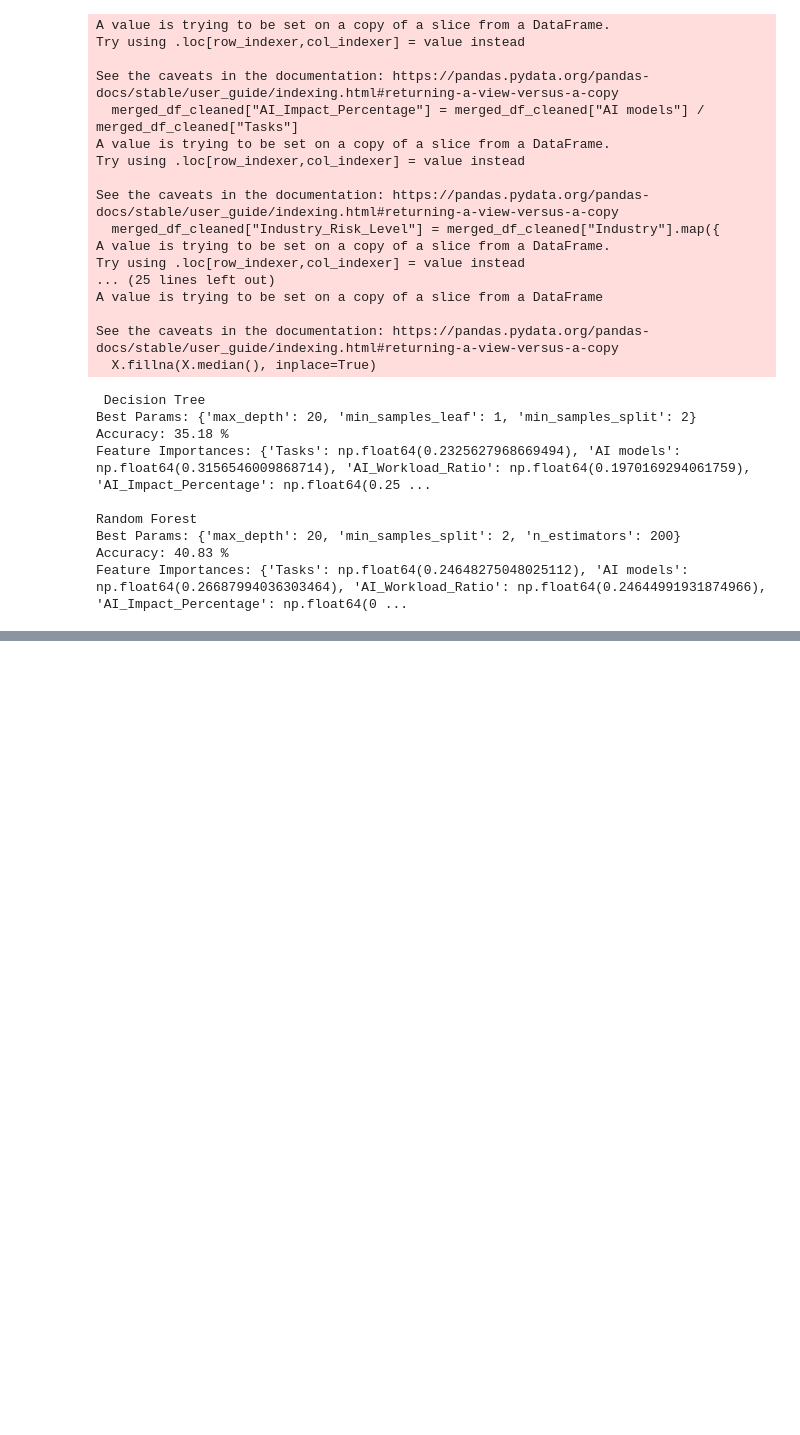
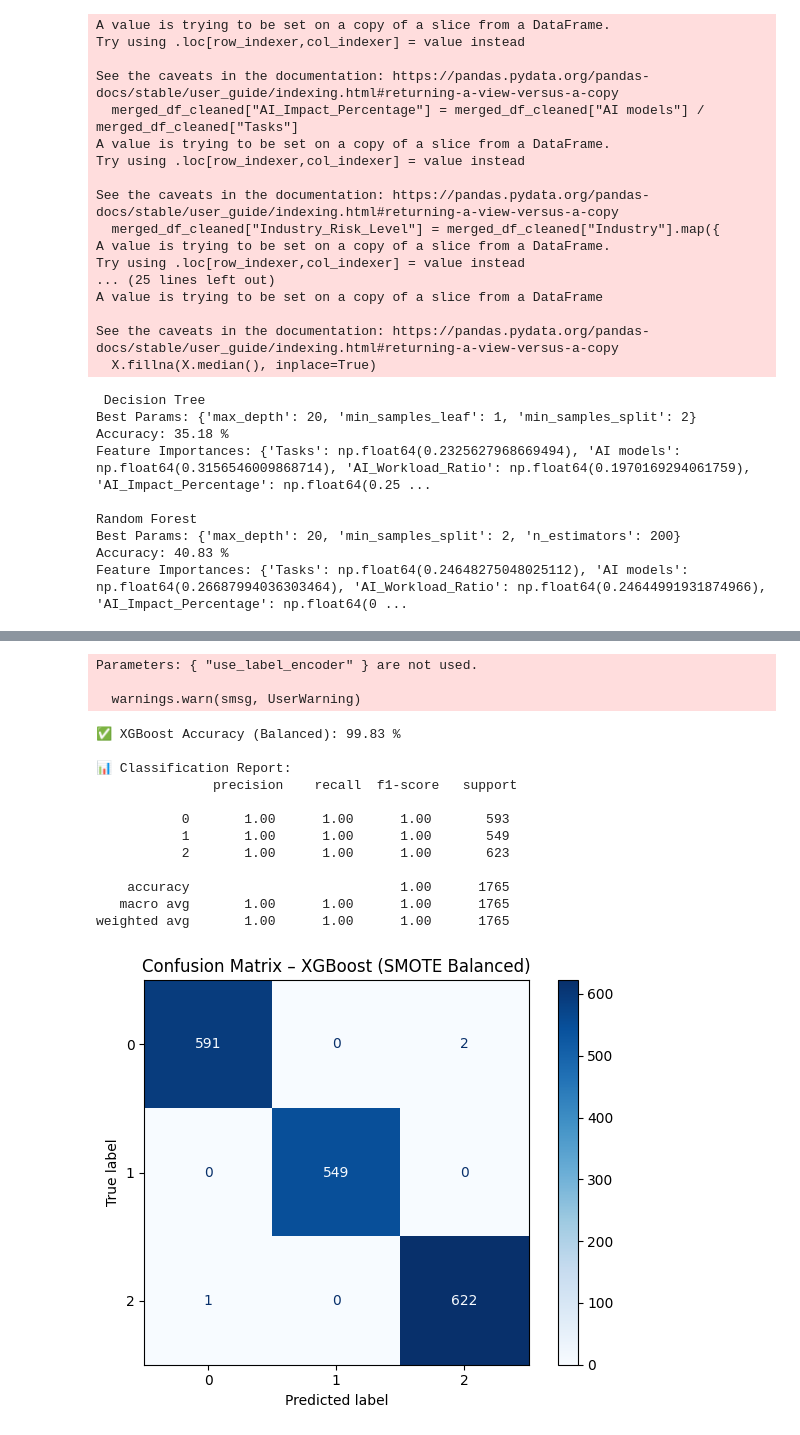
Before and after one commit to Kingtsolo/Reaserch-Project, a Jupyter notebook: Research_project/Cleaned/Research project.ipynb, the cells around one changed output, grey strips where cells are left out. Cells and saved outputs as stored; diff of their text form; code cells hidden in the pictures; blank space fills up the shorter version.

```diff
--- a/Research_project/Cleaned/Research project.ipynb
+++ b/Research_project/Cleaned/Research project.ipynb
@@ -230,0 +284,44 @@ Feature Importances: {'Tasks': np.float64(0.24648275048025112), 'AI models': np.
+# %%
+from xgboost import XGBClassifier
+from sklearn.model_selection import train_test_split
+from sklearn.metrics import accuracy_score, classification_report, confusion_matrix, ConfusionMatrixDisplay
+import matplotlib.pyplot as plt
+
+# Split balanced data
+X_train, X_test, y_train, y_test = train_test_split(X_resampled, y_resampled, test_size=0.2, random_state=42)
+
+# Train model
+xgb_model = XGBClassifier(use_label_encoder=False, eval_metric='mlogloss', random_state=42)
+xgb_model.fit(X_train, y_train)
+
+# Predict and evaluate
+xgb_preds = xgb_model.predict(X_test)
+xgb_acc = accuracy_score(y_test, xgb_preds)
+
+print("✅ XGBoost Accuracy (Balanced):", round(xgb_acc * 100, 2), "%")
+print("\n📊 Classification Report:\n", classification_report(y_test, xgb_preds))
+
+# Confusion matrix
+cm = confusion_matrix(y_test, xgb_preds)
+disp = ConfusionMatrixDisplay(confusion_matrix=cm)
+disp.plot(cmap="Blues")
+plt.title("Confusion Matrix – XGBoost (SMOTE Balanced)")
+plt.tight_layout()
+plt.show()
+# %% [output]
+Parameters: { "use_label_encoder" } are not used.
+
+  warnings.warn(smsg, UserWarning)
+✅ XGBoost Accuracy (Balanced): 99.83 %
+
+📊 Classification Report:
+               precision    recall  f1-score   support
+
+           0       1.00      1.00      1.00       593
+           1       1.00      1.00      1.00       549
+           2       1.00      1.00      1.00       623
+
+    accuracy                           1.00      1765
+   macro avg       1.00      1.00      1.00      1765
+weighted avg       1.00      1.00      1.00      1765
+[figure, added]
```
Also changed, not shown: parts of 1 cell of this notebook.
